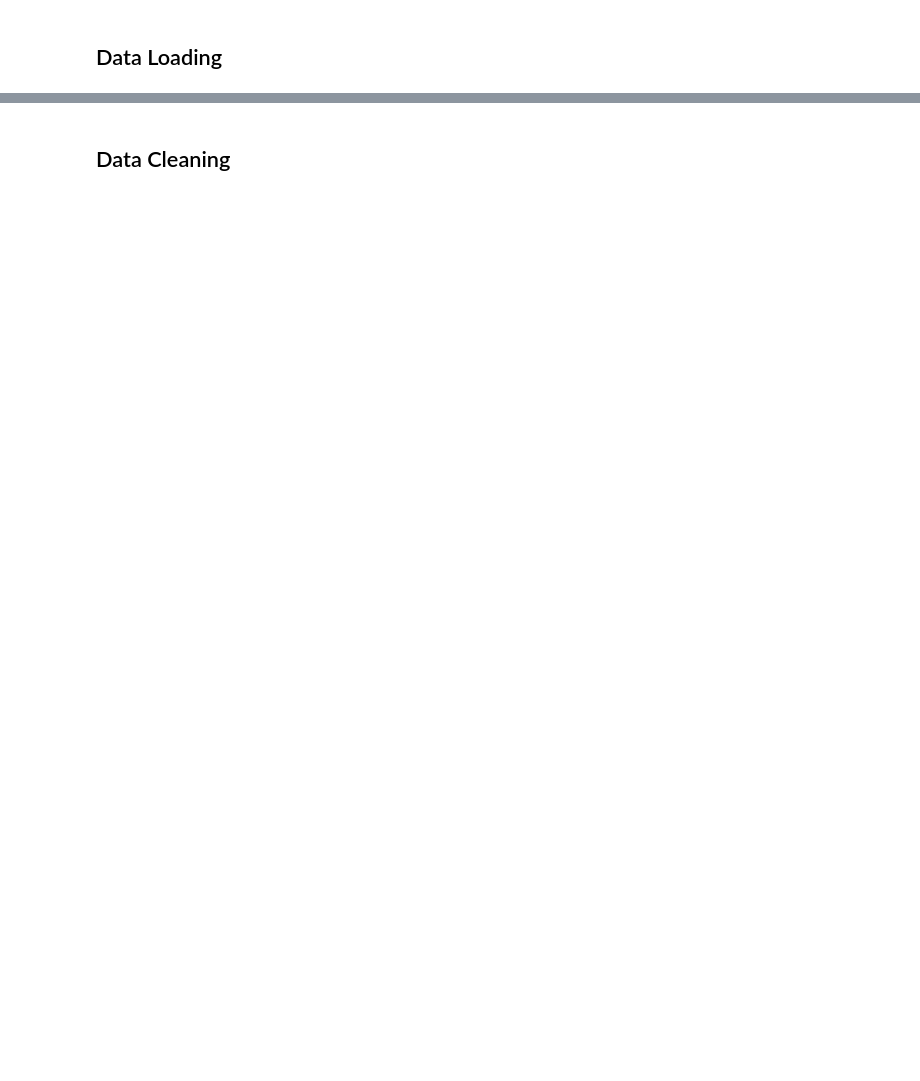
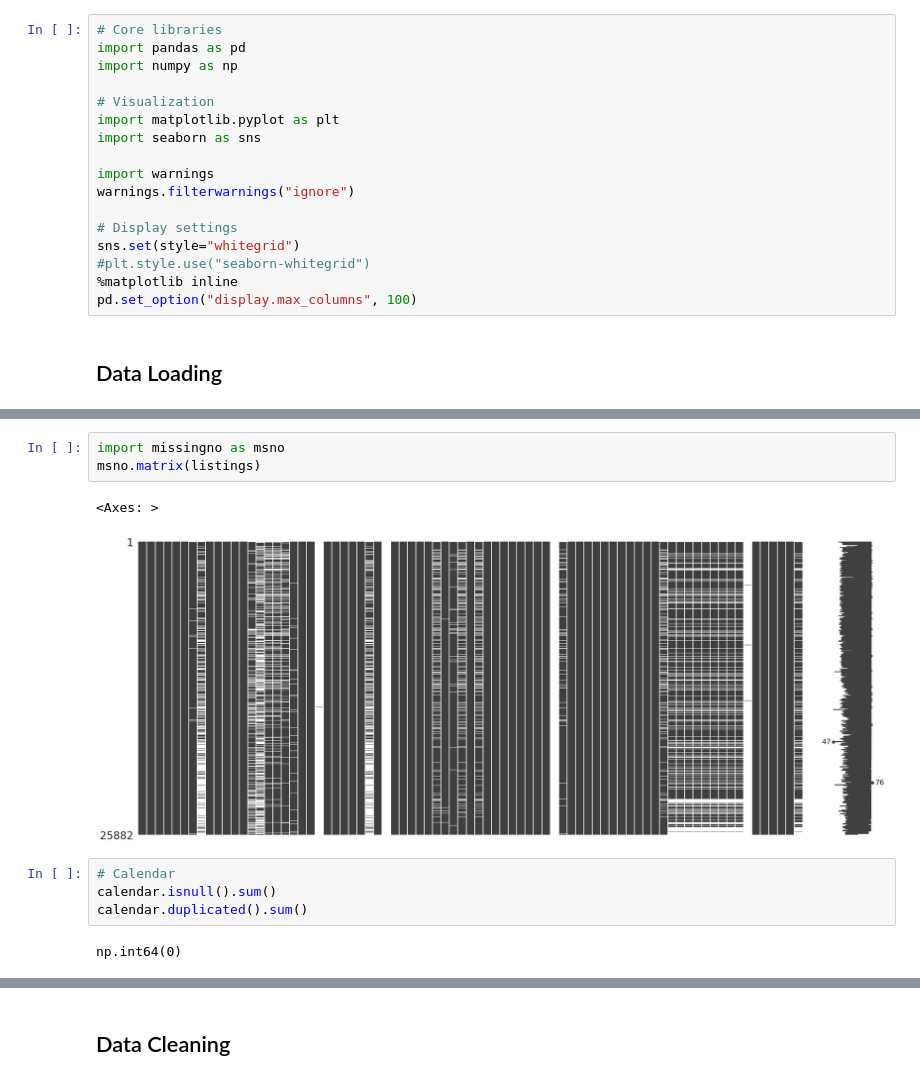
Before and after one commit to nkosanamolefe/dynamic-pricing-for-airbnb, a Jupyter notebook: notebook/Dynamic_Pricing_for_Airbnb_Cape Town.ipynb, the cells around one changed output, grey strips where cells are left out. Drawn from its saved outputs; the diff is of its cells as text; blank space fills up the shorter version.

```diff
--- a/notebook/Dynamic_Pricing_for_Airbnb_Cape Town.ipynb
+++ b/notebook/Dynamic_Pricing_for_Airbnb_Cape Town.ipynb
@@ -4,3 +6,20 @@ This project models optimal nightly rates for Airbnb listings using historical d
+# %%
+# Core libraries
+import pandas as pd
+import numpy as np
+
+# Visualization
+import matplotlib.pyplot as plt
+import seaborn as sns
+
+import warnings
+warnings.filterwarnings("ignore")
+
+# Display settings
+sns.set(style="whitegrid")
+#plt.style.use("seaborn-whitegrid")
+%matplotlib inline
+pd.set_option("display.max_columns", 100)
 # %% [markdown]
 ## Data Loading
 # %%
@@ -13,0 +144,12 @@ neighbourhoods = pd.read_csv("neighbourhoods.csv")
+# %%
+import missingno as msno
+msno.matrix(listings)
+# %% [output]
+<Axes: >
+[figure, added]
+# %%
+# Calendar
+calendar.isnull().sum()
+calendar.duplicated().sum()
+# %% [output]
+np.int64(0)
```
Also changed, not shown: parts of 60 cells of this notebook.
